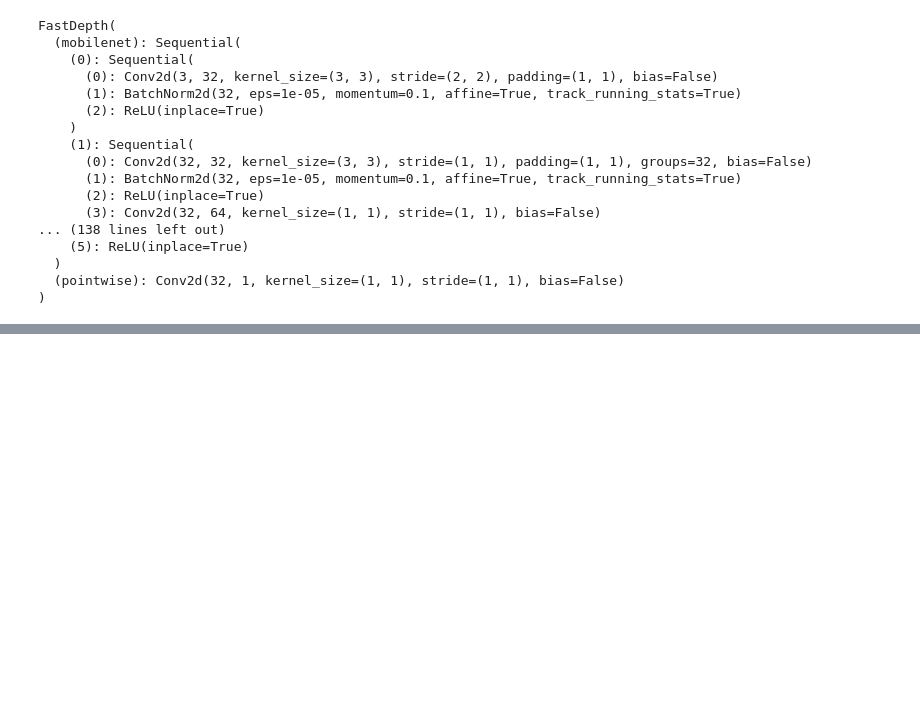
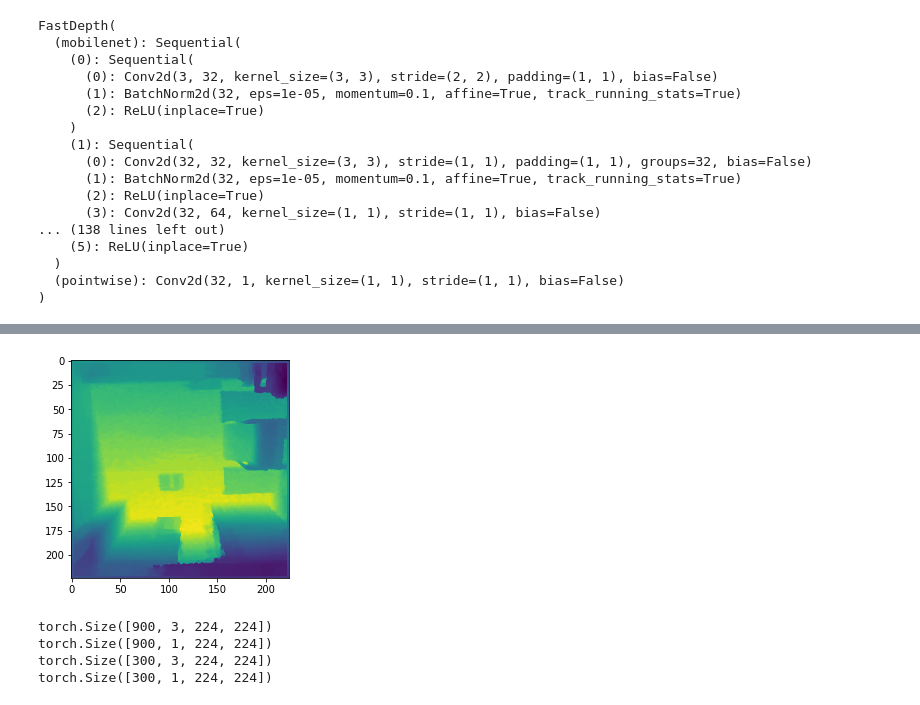
Before and after one commit to hardik01shah/SAiDL-Summer-Assignment-2021, a Jupyter notebook: Paper Implementation/SAiDL_Assignment3_FastDepth.ipynb, the cells around one changed output, grey strips where cells are left out. Drawn from its saved outputs; the diff is of its cells as text; code cells hidden in the pictures; blank space fills up the shorter version.

```diff
--- a/Paper Implementation/SAiDL_Assignment3_FastDepth.ipynb
+++ b/Paper Implementation/SAiDL_Assignment3_FastDepth.ipynb
@@ -351,0 +385,19 @@ plt.show()
+# %%
+show(out_dep[0])
+# %% [output]
+[figure, added]
+# %%
+out_im_train = out_im[:900]
+out_dep_train = out_dep[:900]
+print(out_im_train.shape)
+print(out_dep_train.shape)
+
+out_im_val = out_im[900:1200]
+out_dep_val = out_dep[900:1200]
+print(out_im_val.shape)
+print(out_dep_val.shape)
+# %% [output]
+torch.Size([900, 3, 224, 224])
+torch.Size([900, 1, 224, 224])
+torch.Size([300, 3, 224, 224])
+torch.Size([300, 1, 224, 224])
```
Also changed, not shown: parts of 24 cells of this notebook.
